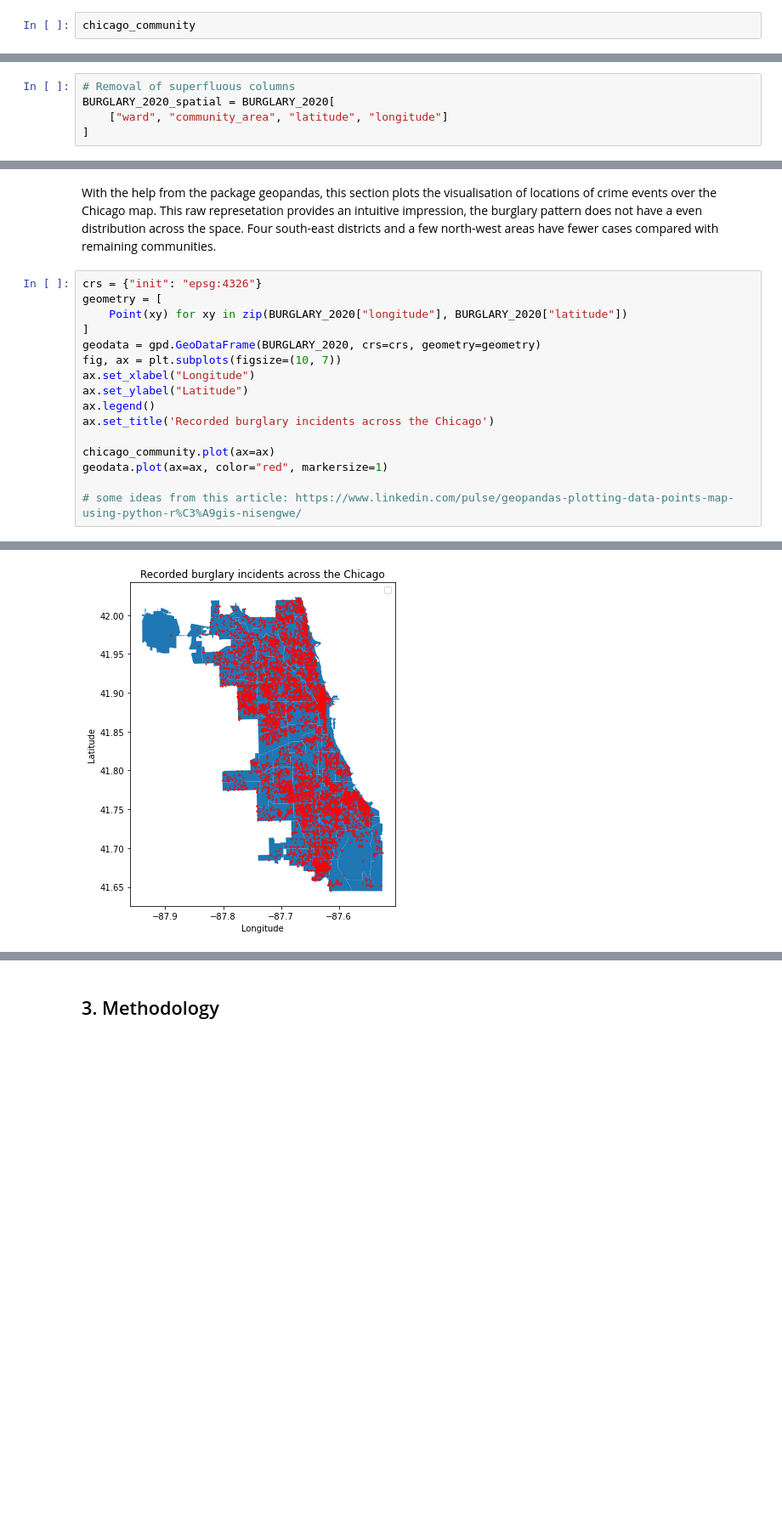
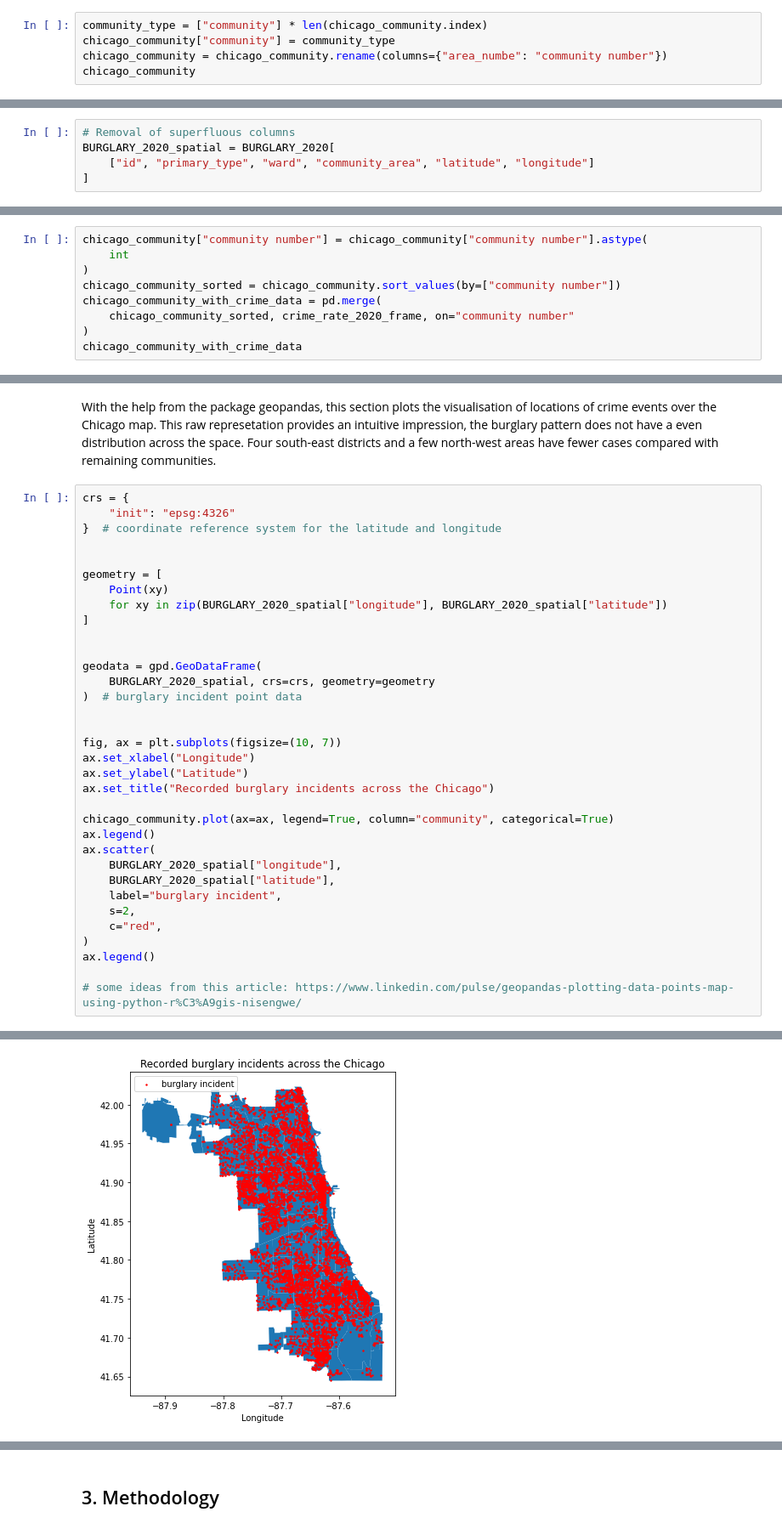
Before and after one commit to NijunJiang/CASA_CW, a Jupyter notebook: coursework.ipynb, the cells around one changed output, grey strips where cells are left out. Shown at 85% size. Drawn from its saved outputs; the diff is of its cells as text; blank space fills up the shorter version.

```diff
--- a/coursework.ipynb
+++ b/coursework.ipynb
@@ -82,5 +84,8 @@ chicago_community_pop
 | 76 | 77 | 56296 |
 77 rows × 2 columns
 # %%
+community_type = ["community"] * len(chicago_community.index)
+chicago_community["community"] = community_type
+chicago_community = chicago_community.rename(columns={"area_numbe": "community number"})
 chicago_community
 # %% [output]
@@ -158,7 +163,7 @@ BURGLARY_2020.head(1)
 # %%
 # Removal of superfluous columns
 BURGLARY_2020_spatial = BURGLARY_2020[
-    ["ward", "community_area", "latitude", "longitude"]
+    ["id", "primary_type", "ward", "community_area", "latitude", "longitude"]
 ]
 # %% [markdown]
 After reducing the complete dataset to a dataset with only municipal locations and coordinates in WSG84, pivot tables can provide an overview of the burglary case distribution across different levels of Chicago municipal districts.
@@ -238,0 +248,9 @@ crime_rate_2020_frame
+# %%
+chicago_community["community number"] = chicago_community["community number"].astype(
+    int
+)
+chicago_community_sorted = chicago_community.sort_values(by=["community number"])
+chicago_community_with_crime_data = pd.merge(
+    chicago_community_sorted, crime_rate_2020_frame, on="community number"
+)
+chicago_community_with_crime_data
@@ -241,19 +275,37 @@ crime_rate_2020_frame
 # %% [markdown]
 With the help from the package geopandas, this section plots the visualisation of locations of crime events over the Chicago map. This raw represetation provides an intuitive impression, the burglary pattern does not have a even distribution across the space. Four south-east districts and a few north-west areas have fewer cases compared with remaining communities.
 # %%
-crs = {"init": "epsg:4326"}
+crs = {
+    "init": "epsg:4326"
+}  # coordinate reference system for the latitude and longitude
+
+
 geometry = [
-    Point(xy) for xy in zip(BURGLARY_2020["longitude"], BURGLARY_2020["latitude"])
+    Point(xy)
+    for xy in zip(BURGLARY_2020_spatial["longitude"], BURGLARY_2020_spatial["latitude"])
 ]
-geodata = gpd.GeoDataFrame(BURGLARY_2020, crs=crs, geometry=geometry)
+
+
+geodata = gpd.GeoDataFrame(
+    BURGLARY_2020_spatial, crs=crs, geometry=geometry
+)  # burglary incident point data
+
+
 fig, ax = plt.subplots(figsize=(10, 7))
 ax.set_xlabel("Longitude")
 ax.set_ylabel("Latitude")
+ax.set_title("Recorded burglary incidents across the Chicago")
+
+chicago_community.plot(ax=ax, legend=True, column="community", categorical=True)
 ax.legend()
-ax.set_title('Recorded burglary incidents across the Chicago')
-
-chicago_community.plot(ax=ax)
-geodata.plot(ax=ax, color="red", markersize=1)
+ax.scatter(
+    BURGLARY_2020_spatial["longitude"],
+    BURGLARY_2020_spatial["latitude"],
+    label="burglary incident",
+    s=2,
+    c="red",
+)
+ax.legend()
 
 # some ideas from this article: https://www.linkedin.com/pulse/geopandas-plotting-data-points-map-using-python-r%C3%A9gis-nisengwe/
 # %% [output]
@@ -262 +314 @@ No handles with labels found to put in legend.
-[figure, old version]
+[figure, new version]
```
Also changed, not shown: parts of 23 cells of this notebook.
